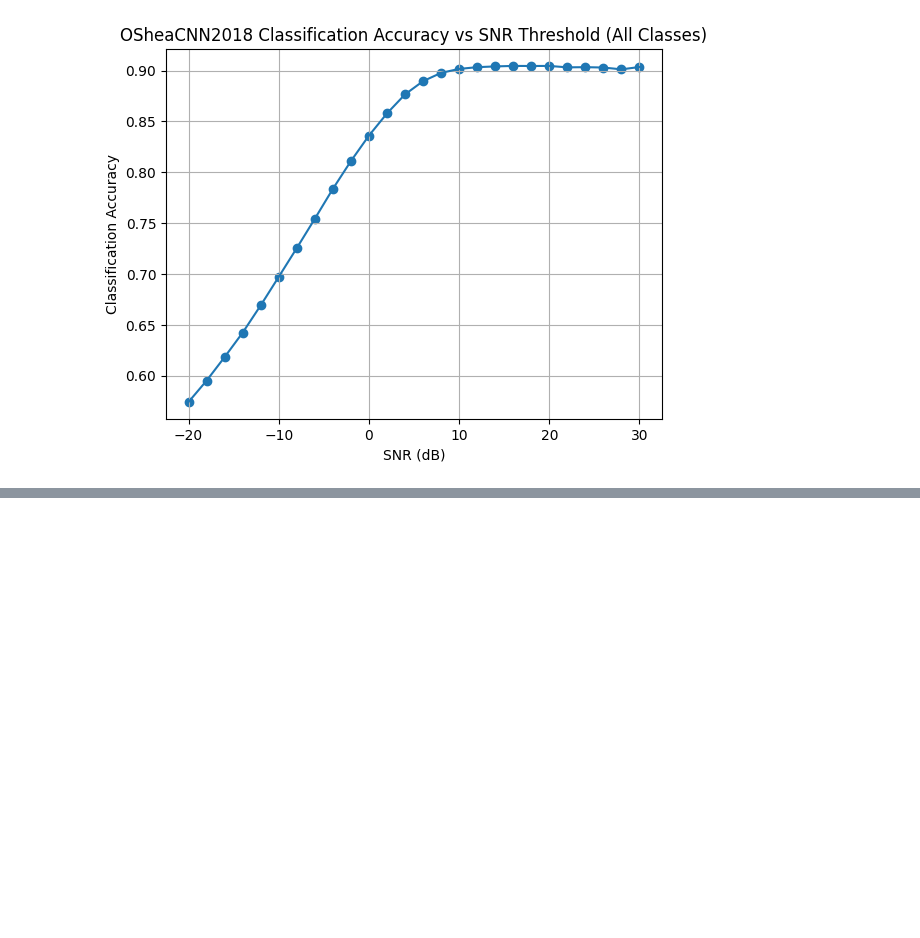
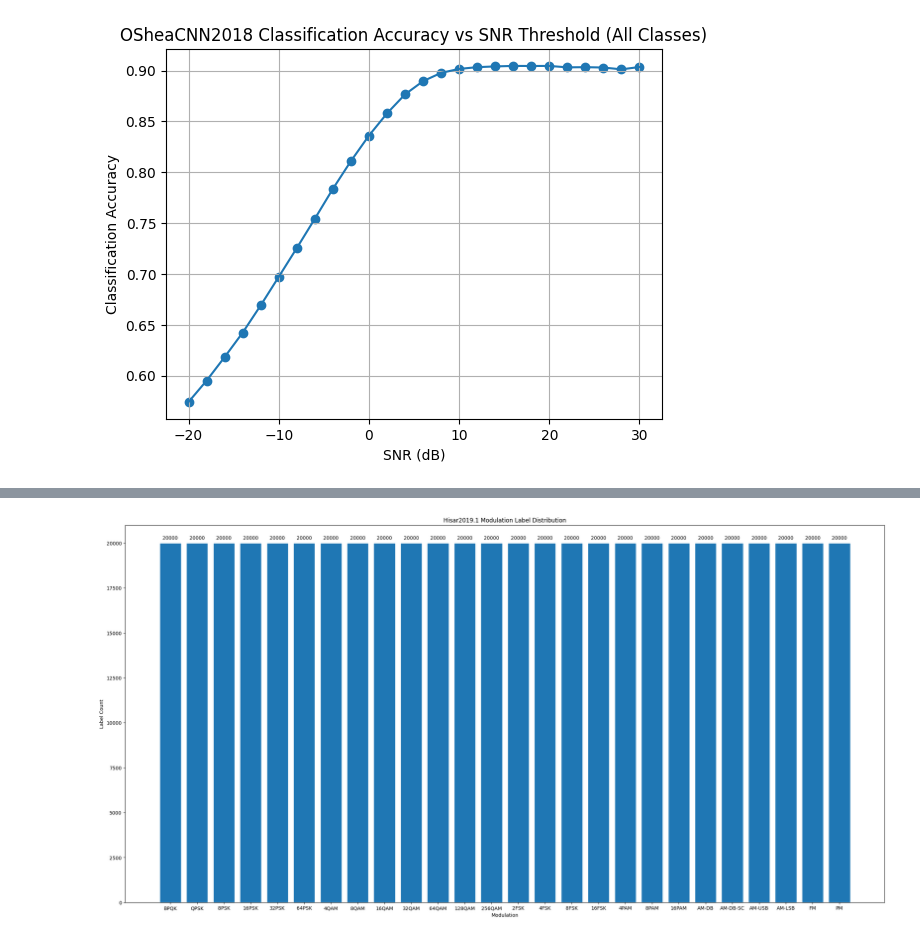
Before and after one commit to dotimothy/ECE239AS-MWC-AMR, a Jupyter notebook: Project.ipynb, the cells around one changed output, grey strips where cells are left out. Drawn from its saved outputs; the diff is of its cells as text; code cells hidden in the pictures; blank space fills up the shorter version.

```diff
--- a/Project.ipynb
+++ b/Project.ipynb
@@ -411,9 +453,9 @@ The RadioML 2018.01A data is prepared into tensors such that they can be used to
 # Warning: Memory Intensive (Can Take Upwards of 64 GB)
 split = np.array([90,5,5])/100
 batch_size = 9000
-models.datasets.clearDatasetVars(tensors=True)
+clearDatasetVars(tensors=True)
 X,Y,Z,modClasses,SNRs = models.datasets.loadRadioML2018(radioML2018)
-train_data,val_data,test_data,train_loader,val_loader,test_loader,Z_test = models.datasets.prepareDataset(X,Y,split,batch_size)
+train_data,val_data,test_data,train_loader,val_loader,test_loader,Z_test = models.datasets.prepareDatasetRadioML(X,Y,Z,split,batch_size)
 
 # Freeing Memory of Intermediate Values
-models.datasets.clearDatasetVars(tensors=False)
+clearDatasetVars(tensors=False,verbose=True)
@@ -422,7 +468,7 @@ models.datasets.clearDatasetVars(tensors=False)
 # %% [markdown]
 This section covers the training of the neural network to achieve high classification accuracy at high SNRs.
 # %%
-use_pretrained = True
+use_pretrained = False
 
 # Define the loss function
 criterion = nn.CrossEntropyLoss()
@@ -511,0 +564,10 @@ Z_test = np.loadtxt(f'{hisarDir}/HisarMod2019.1/Test/test_snr.csv')
+# %%
+# Printing Shapes of Hisar2019 (Warning: Dataset loading can take upwards of 20 GB and around a minute to run)
+clearDatasetVars(tensors=True)
+X_train_val,X_test,Y_train_val,Y_test,Z_train_val,Z_test,SNRs,modClasses =  models.datasets.loadHisar(hisar2019Dir)
+print(X_train_val.shape)
+print(X_test.shape)
+print(Y_train_val.shape)
+print(Y_test.shape)
+print(Z_train_val.shape)
+print(Z_test.shape)
@@ -511,0 +581,7 @@ Z_test = np.loadtxt(f'{hisarDir}/HisarMod2019.1/Test/test_snr.csv')
+# %%
+# Extracting Variables of Train Val Set
+labels = np.argmax(Y_train_val,axis=-1) # Decode One-Hot Encodings
+classes = np.unique(labels)
+print("SNRs [dB]: ",SNRs)
+print("Classes: ", classes)
+print("Classes Names:",modClasses)
@@ -511,0 +594,14 @@ Z_test = np.loadtxt(f'{hisarDir}/HisarMod2019.1/Test/test_snr.csv')
+# %%
+# Label Distribution across Modulation Classes for Train Val Subset
+plt.figure(figsize=(28,14))
+counts, bins = np.histogram(labels,bins=len(classes))
+trainTitle = plt.title('Hisar2019.1 Modulation Label Distribution')
+trainXLabel = plt.xlabel('Modulation')
+trainYLabel = plt.ylabel('Label Count')
+trainBar = plt.bar(modClasses,counts,align='center',edgecolor='white')
+for i,count in enumerate(counts): # Adding Bar Labels
+  plt.text(i, 1.01*count, count, ha = 'center')
+plt.savefig('./results/Hisar2019_ModLabelDist.png')
+plt.show()
+# %% [output]
+[figure, added]
```
Also changed, not shown: parts of 32 cells of this notebook, 22 other files.
